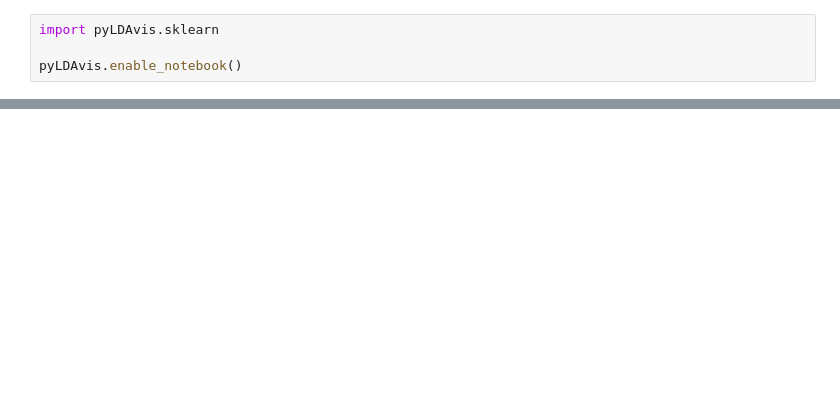
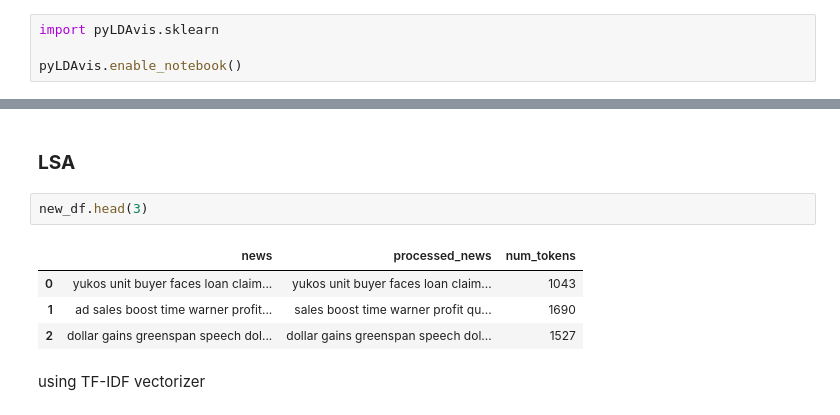
Before and after one commit to M0n1ka-05/Topic-Modelling-on-news-article, a Jupyter notebook: Monika_Shinde_Team_3_Capestone_Project_4_Topic_Modeling_on_News_Articles_Capstone_Project.ipynb, the cells around one changed output, grey strips where cells are left out. Drawn from its saved outputs; the diff is of its cells as text; blank space fills up the shorter version.

```diff
--- a/Monika_Shinde_Team_3_Capestone_Project_4_Topic_Modeling_on_News_Articles_Capstone_Project.ipynb
+++ b/Monika_Shinde_Team_3_Capestone_Project_4_Topic_Modeling_on_News_Articles_Capstone_Project.ipynb
@@ -351,0 +356,11 @@ topic
+# %% [markdown]
+### **LSA**
+# %%
+new_df.head(3)
+# %% [output]
+|  | news | processed_news | num_tokens |
+| 0 | yukos unit buyer faces loan claim... | yukos unit buyer faces loan claim... | 1043 |
+| 1 | ad sales boost time warner profit... | sales boost time warner profit qu... | 1690 |
+| 2 | dollar gains greenspan speech dol... | dollar gains greenspan speech dol... | 1527 |
+# %% [markdown]
+using TF-IDF vectorizer
```
Also changed, not shown: parts of 20 cells of this notebook.
